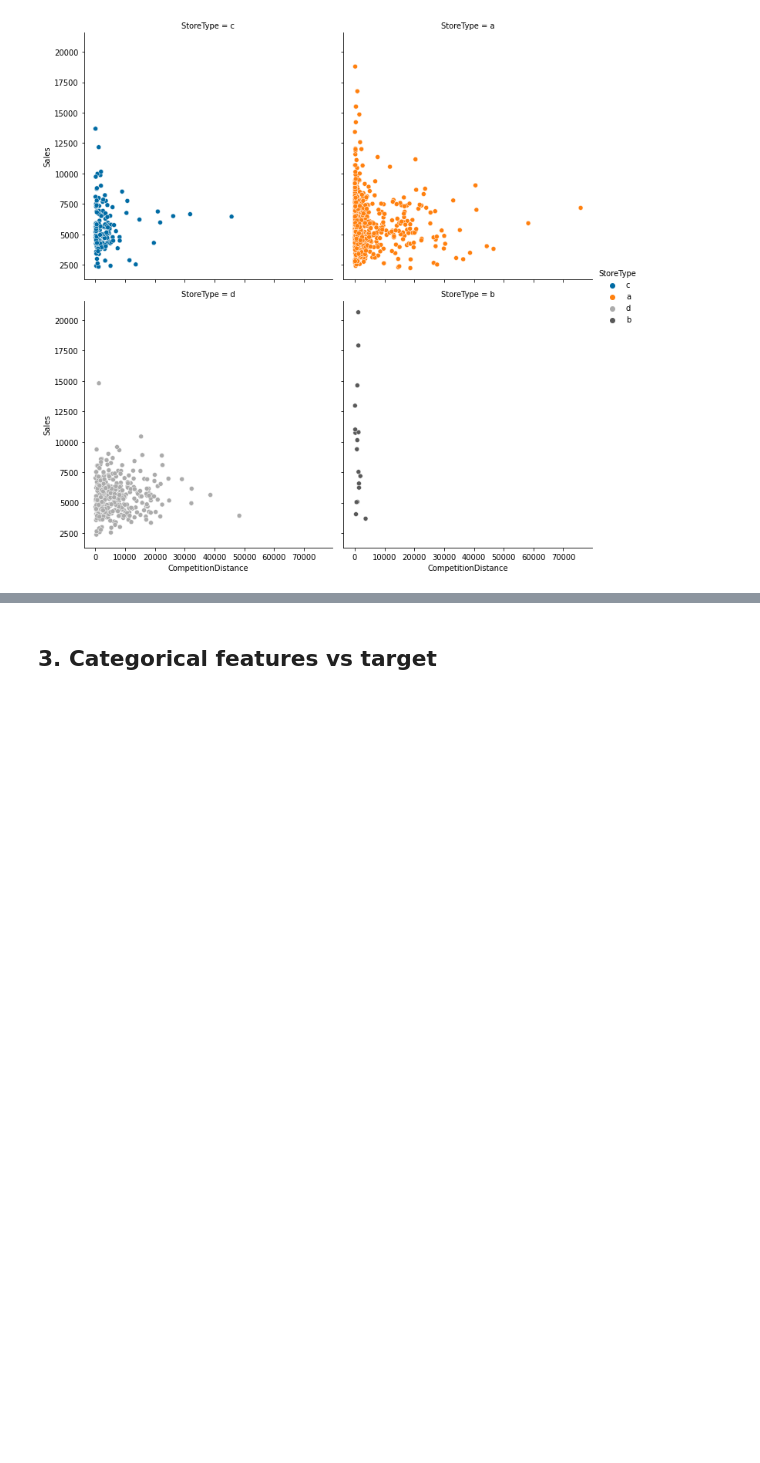
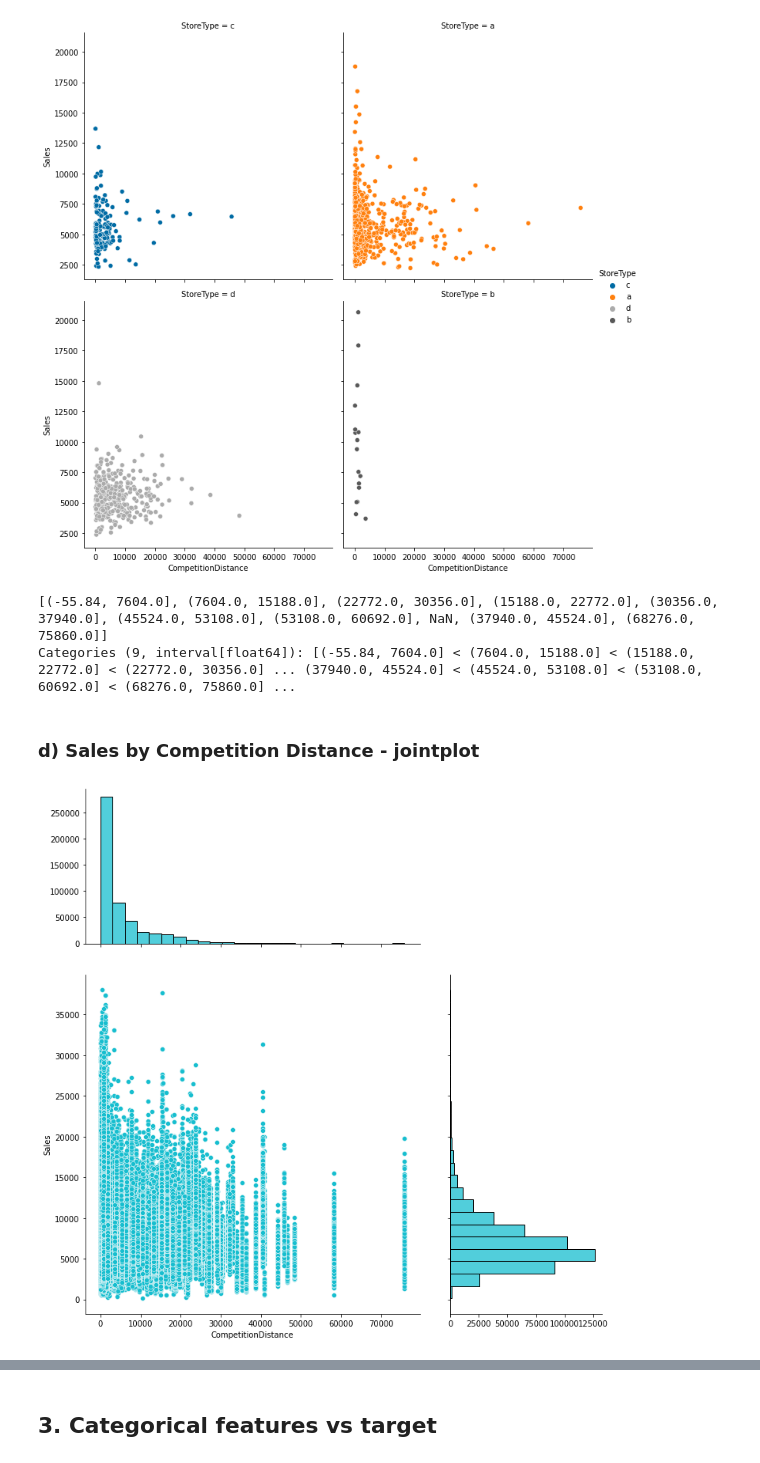
Before and after one commit to wrijupan/Rossmann-DSR-minicomp, a Jupyter notebook: notebooks/visualisations/03_charts_categories_vs_sales.ipynb, the cells around one changed output, grey strips where cells are left out. Saved outputs shown, nothing was run; the diff lists cells and outputs as text; code cells hidden in the pictures; blank space fills up the shorter version.

```diff
--- a/notebooks/visualisations/03_charts_categories_vs_sales.ipynb
+++ b/notebooks/visualisations/03_charts_categories_vs_sales.ipynb
@@ -74,3 +68,25 @@ sns.relplot(x='CompetitionDistance', y='Sales',
 # %% [output]
 <Figure size 1440x648 with 0 Axes>
 [figure]
+# %%
+nonzero_merged_Sales = merged_train_store.loc[~merged_train_store.loc[:, 'Sales'].isnull()]
+
+nonzero_merged_Sales = nonzero_merged_Sales.loc[nonzero_merged_Sales.Sales > 0]
+# %%
+nonzero_merged_Sales['CompetitionDistance_Intervals'] = pd.cut(nonzero_merged_Sales["CompetitionDistance"], 10)
+nonzero_merged_Sales['CompetitionDistance_Intervals'].unique()
+# %% [output]
+[(-55.84, 7604.0], (7604.0, 15188.0], (22772.0, 30356.0], (15188.0, 22772.0], (30356.0, 37940.0], (45524.0, 53108.0], (53108.0, 60692.0], NaN, (37940.0, 45524.0], (68276.0, 75860.0]]
+Categories (9, interval[float64]): [(-55.84, 7604.0] < (7604.0, 15188.0] < (15188.0, 22772.0] < (22772.0, 30356.0] ... (37940.0, 45524.0] < (45524.0, 53108.0] < (53108.0, 60692.0] < (68276.0, 75860.0] ...
+# %% [markdown]
+### d) Sales by Competition Distance - jointplot
+# %%
+sns.jointplot(x="CompetitionDistance", y="Sales",
+              height=10,
+              ratio=2,
+              marginal_ticks=True,
+              color = '#17becf',
+              marginal_kws=dict(bins=25, fill=True),
+              data=nonzero_merged_Sales);
+# %% [output]
+[figure, added]
```
Also changed, not shown: parts of 17 cells of this notebook, 4 other files.
